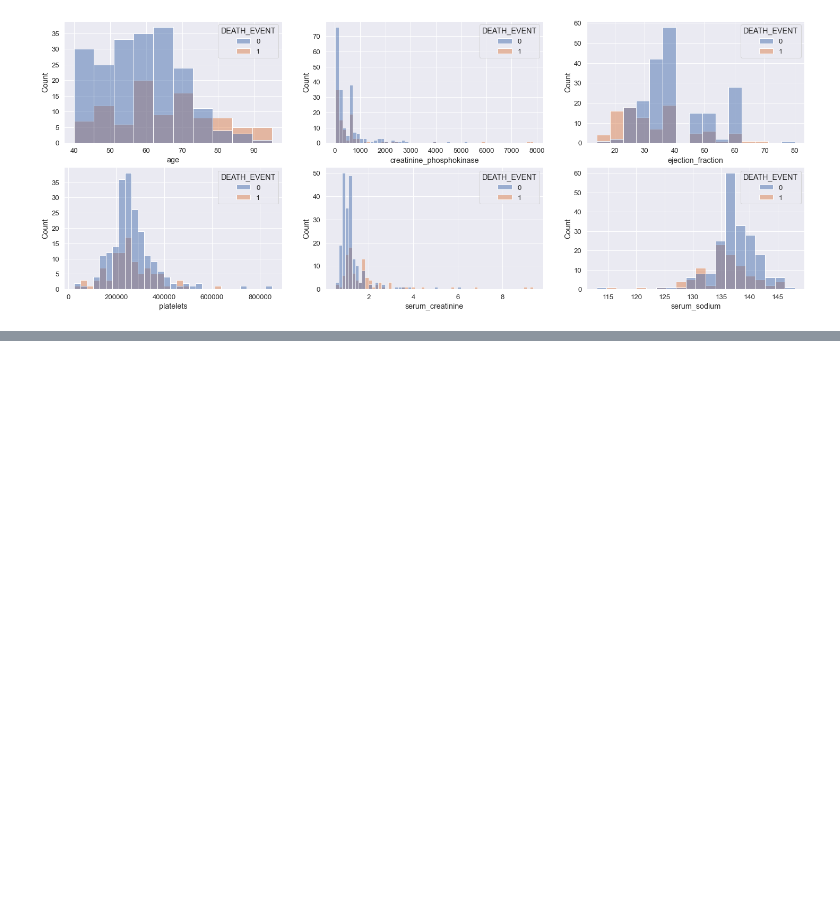
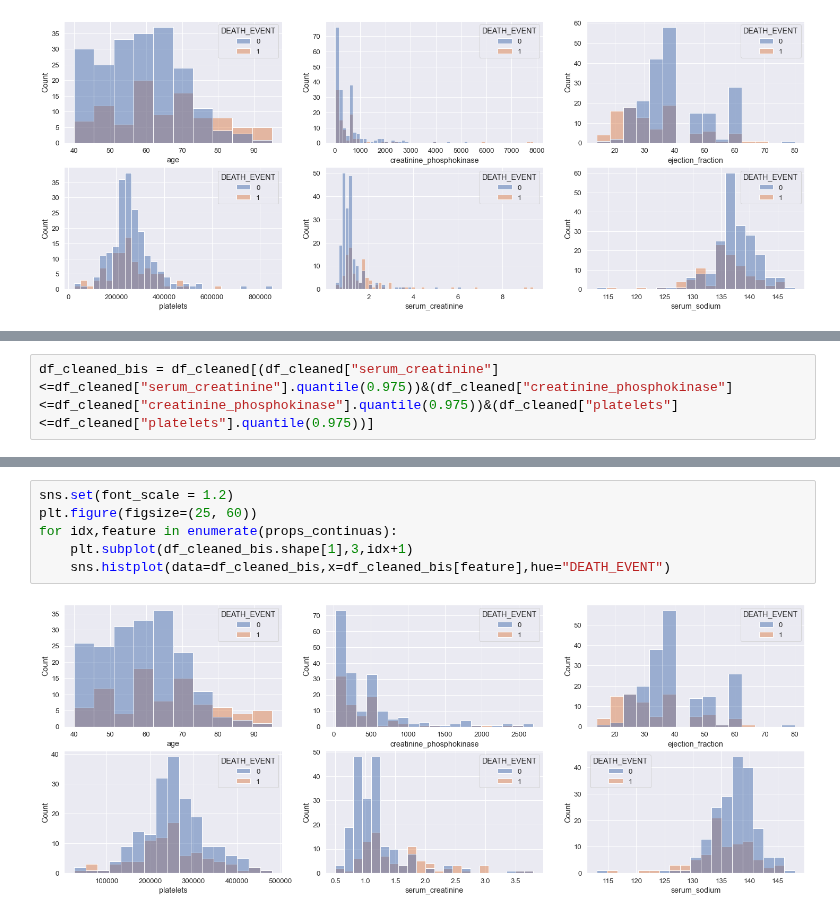
Before and after one commit to JaviCeRodriguez/Heart-Failure-ML, a Jupyter notebook: limpieza_y_gen_traintest.ipynb, the cells around one changed output, grey strips where cells are left out. Cells and saved outputs as stored; diff of their text form; blank space fills up the shorter version.

Commit message:
Agrego nuevo dataframe filtrado por quantiles y gráfico

```diff
--- a/limpieza_y_gen_traintest.ipynb
+++ b/limpieza_y_gen_traintest.ipynb
@@ -72,0 +77,2 @@ for idx,feature in enumerate(props_continuas):
+# %%
+df_cleaned_bis = df_cleaned[(df_cleaned["serum_creatinine"]<=df_cleaned["serum_creatinine"].quantile(0.975))&(df_cleaned["creatinine_phosphokinase"]<=df_cleaned["creatinine_phosphokinase"].quantile(0.975))&(df_cleaned["platelets"]<=df_cleaned["platelets"].quantile(0.975))]
@@ -72,0 +91,8 @@ for idx,feature in enumerate(props_continuas):
+# %%
+sns.set(font_scale = 1.2)
+plt.figure(figsize=(25, 60))
+for idx,feature in enumerate(props_continuas):
+    plt.subplot(df_cleaned_bis.shape[1],3,idx+1)
+    sns.histplot(data=df_cleaned_bis,x=df_cleaned_bis[feature],hue="DEATH_EVENT")
+# %% [output]
+[figure, added]
```
Also changed, not shown: parts of 3 cells of this notebook.
